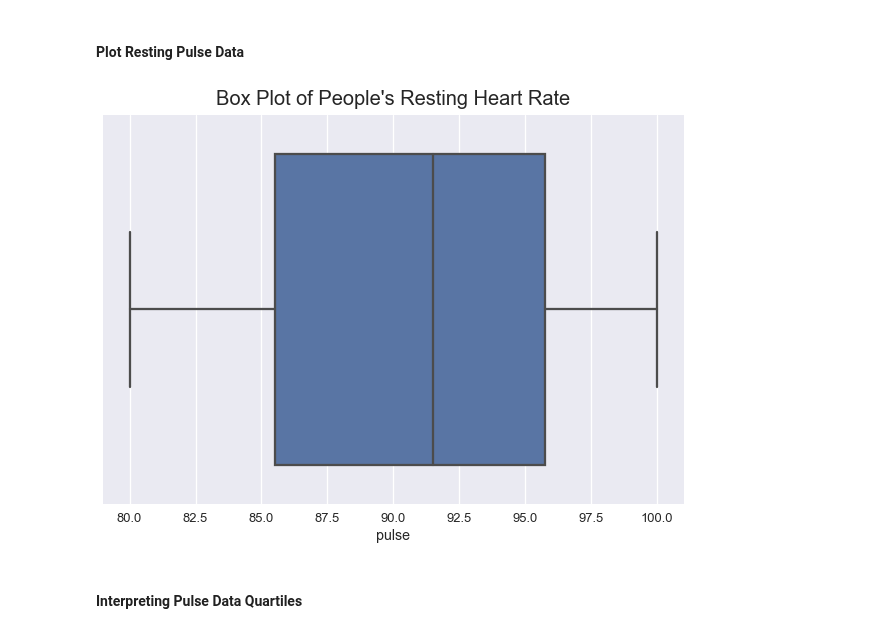
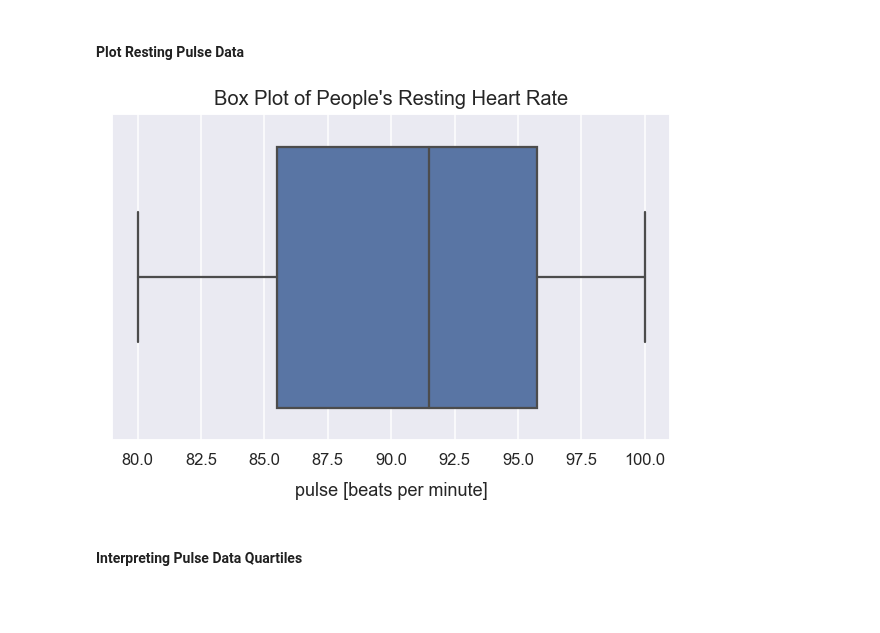
Before and after one commit to frieds/frieds.github.io, a Jupyter notebook: data-visualizations/when_use_box_plots.ipynb, the cells around one changed output. Saved outputs shown, nothing was run; the diff lists cells and outputs as text; code cells hidden in the pictures; blank space fills up the shorter version.

```diff
--- a/data-visualizations/when_use_box_plots.ipynb
+++ b/data-visualizations/when_use_box_plots.ipynb
@@ -34,3 +36,6 @@ import matplotlib.pyplot as plt
+# %%
+sns.set(rc={'figure.figsize':(10, 6)})
+sns.set_context("talk")
 # %% [markdown]
 ### Example: Resting Heart Rate (Pulse)
 # %% [markdown]
@@ -55,11 +60,11 @@ df_exercise.sample(n=5)
 # %% [markdown]
 #### Plot Resting Pulse Data
 # %%
-sns.set_context("talk")
 ax = sns.boxplot(x=df_exercise[df_exercise['kind']=='rest']['pulse'])
-ax.axes.set_title("Box Plot of People's Resting Heart Rate", fontsize=20, y=1.01);
+ax.axes.set_title("Box Plot of People's Resting Heart Rate", fontsize=20, y=1.01)
+plt.xlabel("pulse [beats per minute]", labelpad=14);
 # %% [output]
-[figure, old version]
+[figure, new version]
 # %% [markdown]
 #### Interpreting Pulse Data Quartiles
 # %% [markdown]
```
Also changed, not shown: parts of 5 cells of this notebook, 30 other files.
